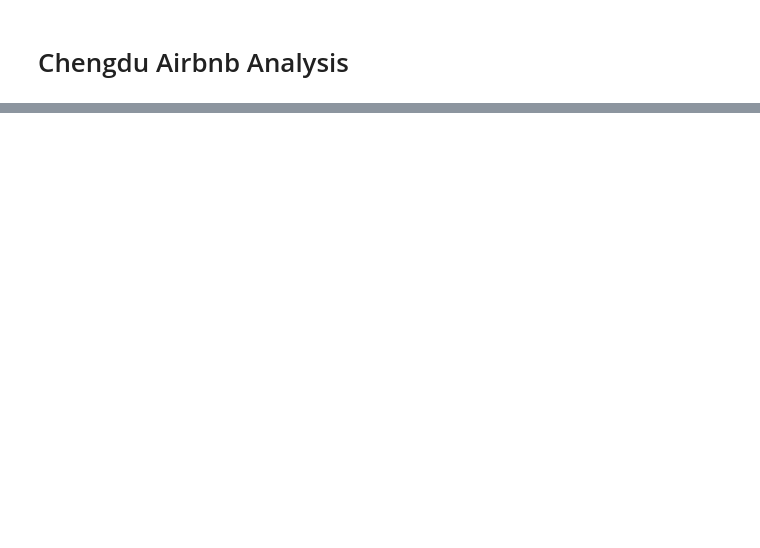
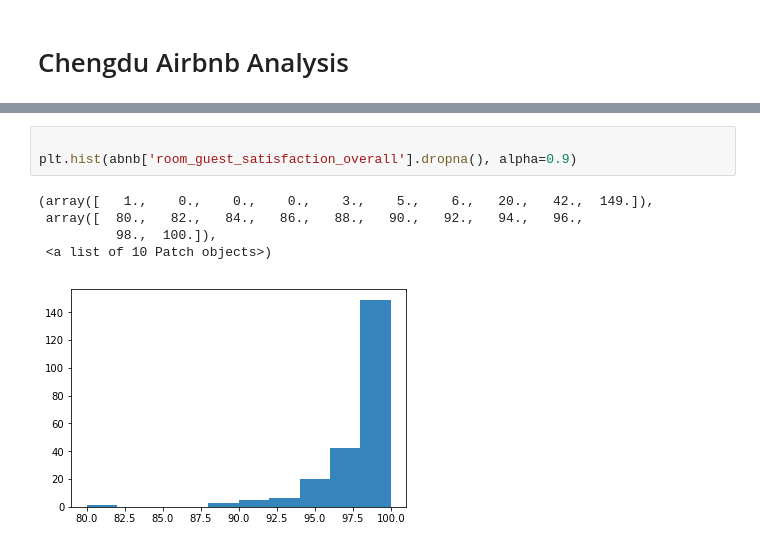
Before and after one commit to WenxuanZhang/WebCrawling, a Jupyter notebook: abnb/Airbnb.ipynb, the cells around one changed output, grey strips where cells are left out. Saved outputs shown, nothing was run; the diff lists cells and outputs as text; blank space fills up the shorter version.

```diff
--- a/abnb/Airbnb.ipynb
+++ b/abnb/Airbnb.ipynb
@@ -82,0 +191,9 @@ Name: room_price, dtype: int64
+# %%
+
+plt.hist(abnb['room_guest_satisfaction_overall'].dropna(), alpha=0.9)
+# %% [output]
+(array([   1.,    0.,    0.,    0.,    3.,    5.,    6.,   20.,   42.,  149.]),
+ array([  80.,   82.,   84.,   86.,   88.,   90.,   92.,   94.,   96.,
+          98.,  100.]),
+ <a list of 10 Patch objects>)
+[figure, added]
```
Also changed, not shown: parts of 44 cells of this notebook, 8 other files.
